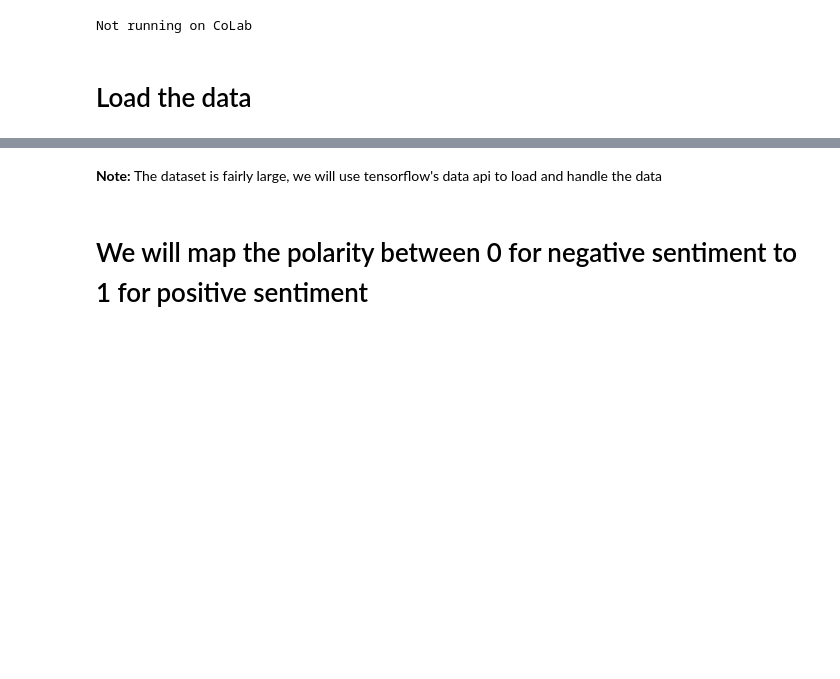
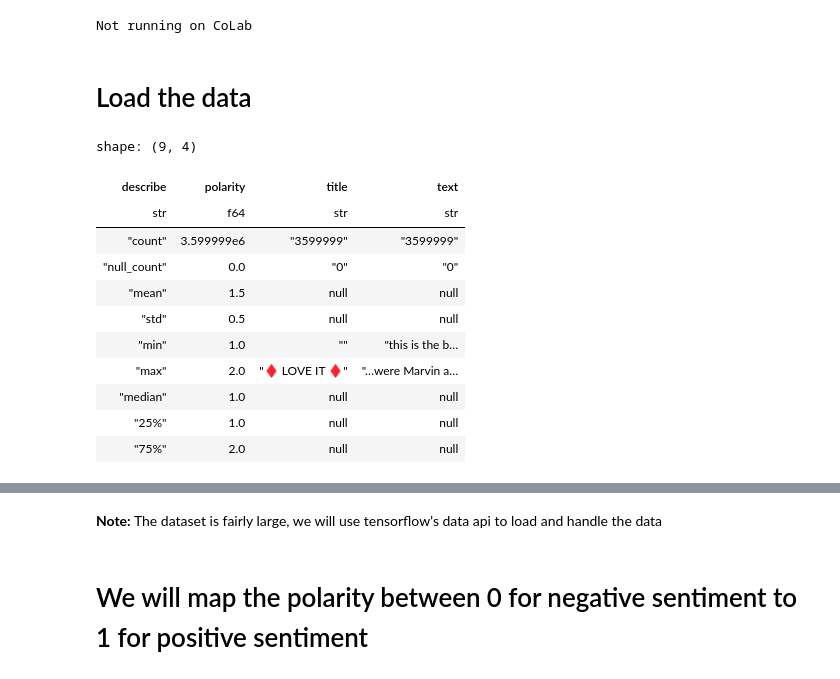
Before and after one commit to tikendraw/Amazon-review-sentiment-analysis, a Jupyter notebook: notebook/amazon-review-sentiment-analysis.ipynb, the cells around one changed output, grey strips where cells are left out. Cells and saved outputs as stored; diff of their text form; code cells hidden in the pictures; blank space fills up the shorter version.

```diff
--- a/notebook/amazon-review-sentiment-analysis.ipynb
+++ b/notebook/amazon-review-sentiment-analysis.ipynb
@@ -172,2 +166,17 @@ Not running on CoLab
+# %%
+df.describe()
+# %% [output]
+shape: (9, 4)
+| describe | polarity | title | text |
+| str | f64 | str | str |
+| "count" | 3.599999e6 | "3599999" | "3599999" |
+| "null_count" | 0.0 | "0" | "0" |
+| "mean" | 1.5 | null | null |
+| "std" | 0.5 | null | null |
+| "min" | 1.0 | "" | "this is the b… |
+| "max" | 2.0 | "♦ LOVE IT ♦" | "…were Marvin a… |
+| "median" | 1.0 | null | null |
+| "25%" | 1.0 | null | null |
+| "75%" | 2.0 | null | null |
 # %%
 # check for nulls and drop if any
```
Also changed, not shown: parts of 36 cells of this notebook.
